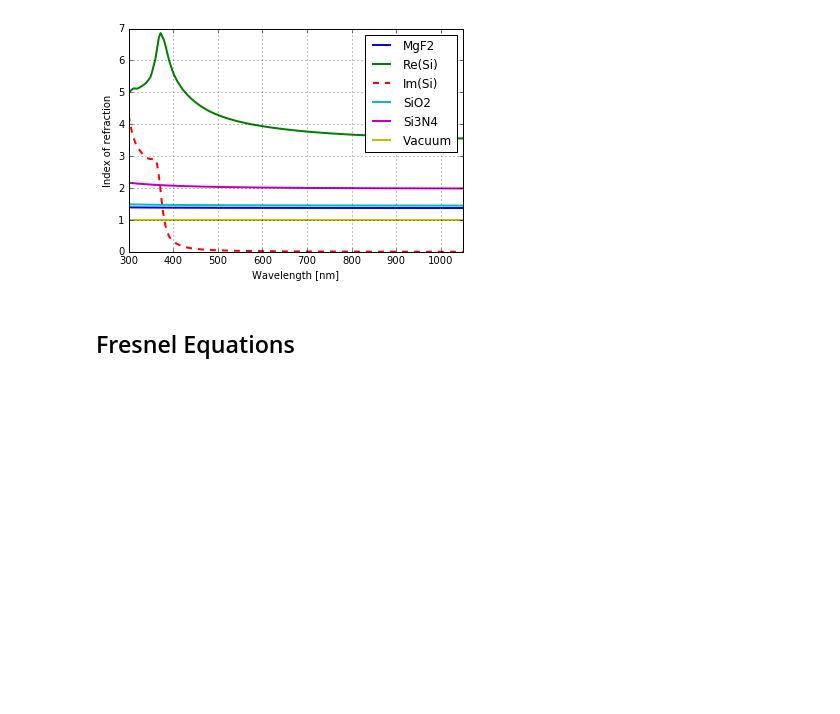
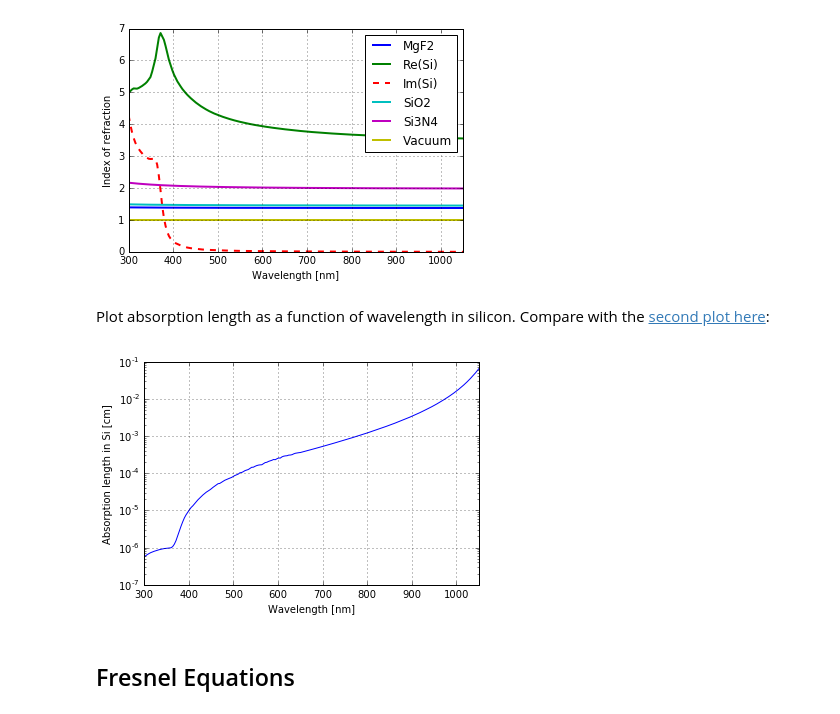
Before and after one commit to dkirkby/AstroCCD, a Jupyter notebook: Fringing.ipynb, the cells around one changed output. Drawn from its saved outputs; the diff is of its cells as text; code cells hidden in the pictures; blank space fills up the shorter version.

```diff
--- a/Fringing.ipynb
+++ b/Fringing.ipynb
@@ -89,6 +89,23 @@ plot_refraction()
 #plt.savefig('index_of_refraction.pdf')
 # %% [output]
 [figure]
+# %% [markdown]
+Plot absorption length as a function of wavelength in silicon.  Compare with the [second plot here](http://pveducation.org/pvcdrom/materials/optical-properties-of-silicon):
+# %%
+def plot_absorption(wlen_min=300., wlen_max=1050.):
+    wlen = np.linspace(wlen_min, wlen_max, 200)
+    extinction = np.imag(index_of_refraction['Si'](wlen))
+    absorption_length = (wlen / (4 * np.pi * extinction) * u.nm).to(u.cm).value
+    plt.plot(wlen, absorption_length)
+    plt.yscale('log')
+    plt.xlabel('Wavelength [nm]')
+    plt.ylabel('Absorption length in Si [cm]')
+    plt.xlim(wlen_min, wlen_max)
+    plt.grid()
+
+plot_absorption()
+# %% [output]
+[figure, added]
 # %% [markdown]
 ## Fresnel Equations
 # %% [markdown]
```
Also changed, not shown: parts of 9 cells of this notebook.
